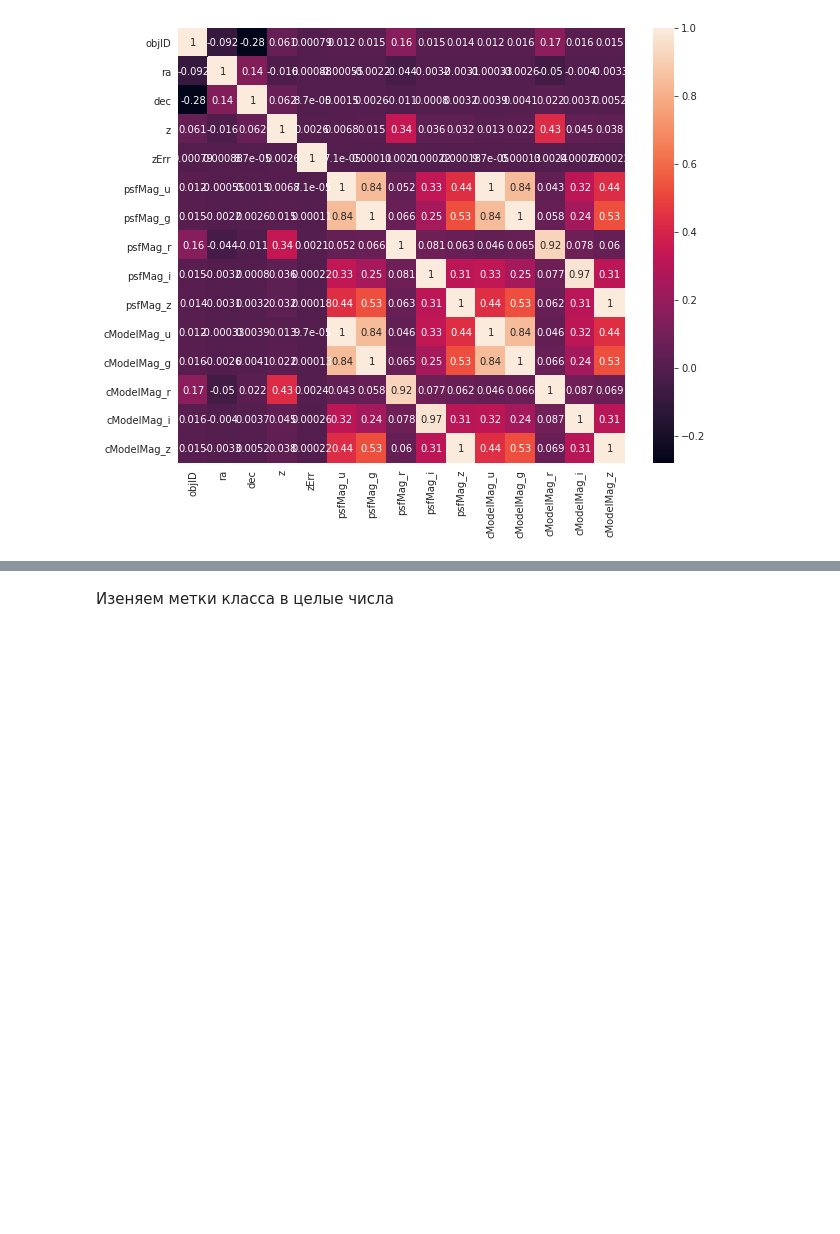
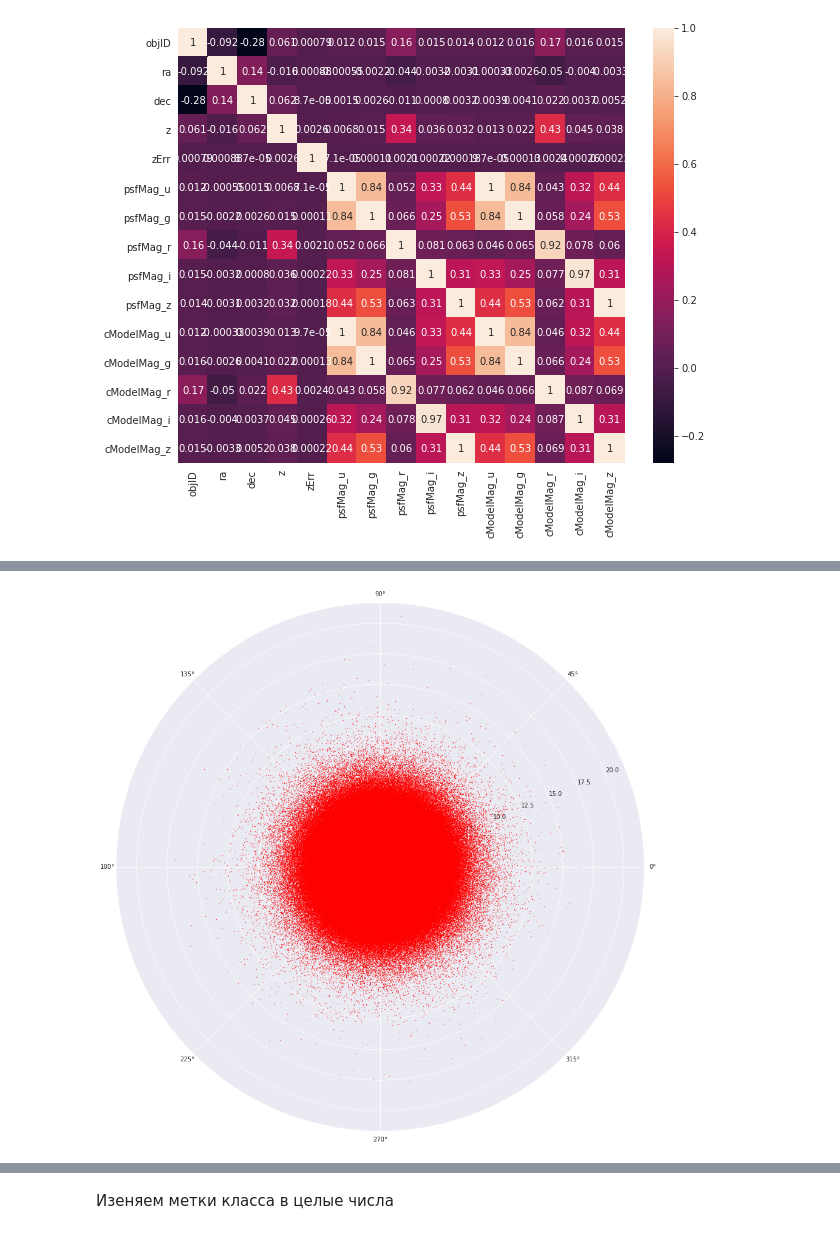
Before and after one commit to NadezhdaMalysheva/Classification-of-star-galaxy-and-quasar, a Jupyter notebook: notebook1.ipynb, the cells around one changed output, grey strips where cells are left out. Drawn from its saved outputs; the diff is of its cells as text; code cells hidden in the pictures; blank space fills up the shorter version.

```diff
--- a/notebook1.ipynb
+++ b/notebook1.ipynb
@@ -438,0 +505,8 @@ sns.heatmap(corr, annot = True)
+# %%
+fig, ax = plt.subplots(subplot_kw=dict(polar=True))
+ax.scatter(df_map.b, df_map.d, c='r', s = 0.1)
+fig.set_figwidth(16)
+fig.set_figheight(16)
+plt.show()
+# %% [output]
+[figure, added]
```
Also changed, not shown: parts of 58 cells of this notebook.
